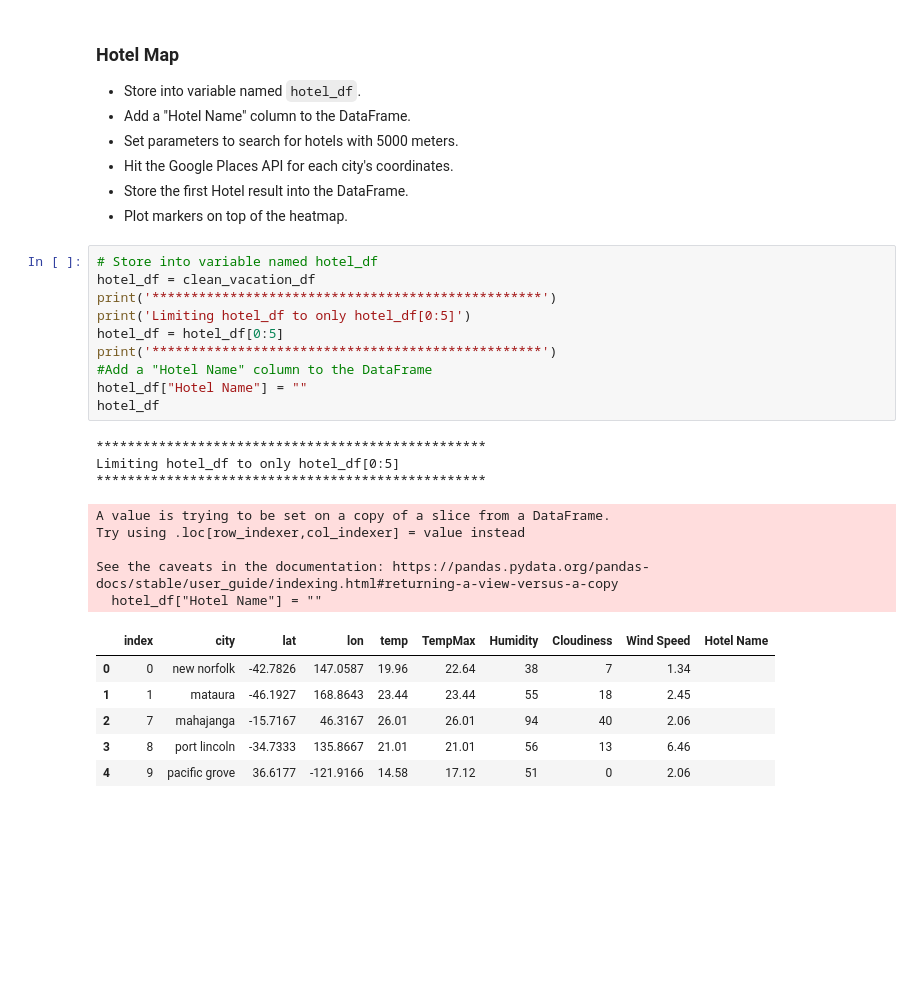
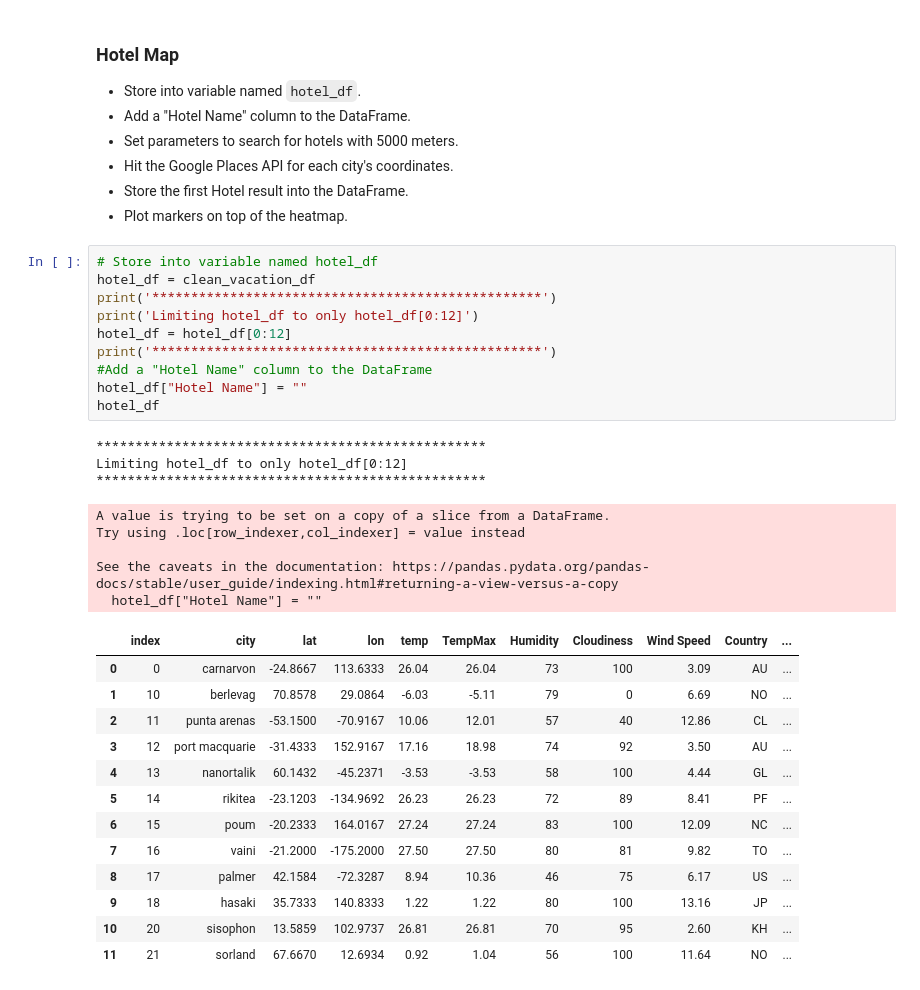
Before and after one commit to BZNUDS/python-api-challenge, a Jupyter notebook: WeatherPy/VacationPyFinal.ipynb, the cells around one changed output. Cells and saved outputs as stored; diff of their text form; blank space fills up the shorter version.

```diff
--- a/WeatherPy/VacationPyFinal.ipynb
+++ b/WeatherPy/VacationPyFinal.ipynb
@@ -180,25 +180,32 @@ clean_vacation_df after remoal of unwanted cities and reorder
 # %%
 # Store into variable named hotel_df
 hotel_df = clean_vacation_df
 print('**************************************************')
-print('Limiting hotel_df to only hotel_df[0:5]')
-hotel_df = hotel_df[0:5]
+print('Limiting hotel_df to only hotel_df[0:12]')
+hotel_df = hotel_df[0:12]
 print('**************************************************')
 #Add a "Hotel Name" column to the DataFrame
 hotel_df["Hotel Name"] = ""
 hotel_df
 # %% [output]
 **************************************************
-Limiting hotel_df to only hotel_df[0:5]
+Limiting hotel_df to only hotel_df[0:12]
 **************************************************
 A value is trying to be set on a copy of a slice from a DataFrame.
 Try using .loc[row_indexer,col_indexer] = value instead
 
 See the caveats in the documentation: https://pandas.pydata.org/pandas-docs/stable/user_guide/indexing.html#returning-a-view-versus-a-copy
   hotel_df["Hotel Name"] = ""
-|  | index | city | lat | lon | temp | TempMax | Humidity | Cloudiness | Wind Speed | Hotel Name |
-| 0 | 0 | new norfolk | -42.7826 | 147.0587 | 19.96 | 22.64 | 38 | 7 | 1.34 |  |
-| 1 | 1 | mataura | -46.1927 | 168.8643 | 23.44 | 23.44 | 55 | 18 | 2.45 |  |
-| 2 | 7 | mahajanga | -15.7167 | 46.3167 | 26.01 | 26.01 | 94 | 40 | 2.06 |  |
-| 3 | 8 | port lincoln | -34.7333 | 135.8667 | 21.01 | 21.01 | 56 | 13 | 6.46 |  |
-| 4 | 9 | pacific grove | 36.6177 | -121.9166 | 14.58 | 17.12 | 51 | 0 | 2.06 |  |
+|  | index | city | lat | lon | temp | TempMax | Humidity | Cloudiness | Wind Speed | Country | ... |
+| 0 | 0 | carnarvon | -24.8667 | 113.6333 | 26.04 | 26.04 | 73 | 100 | 3.09 | AU | ... |
+| 1 | 10 | berlevag | 70.8578 | 29.0864 | -6.03 | -5.11 | 79 | 0 | 6.69 | NO | ... |
+| 2 | 11 | punta arenas | -53.1500 | -70.9167 | 10.06 | 12.01 | 57 | 40 | 12.86 | CL | ... |
+| 3 | 12 | port macquarie | -31.4333 | 152.9167 | 17.16 | 18.98 | 74 | 92 | 3.50 | AU | ... |
+| 4 | 13 | nanortalik | 60.1432 | -45.2371 | -3.53 | -3.53 | 58 | 100 | 4.44 | GL | ... |
+| 5 | 14 | rikitea | -23.1203 | -134.9692 | 26.23 | 26.23 | 72 | 89 | 8.41 | PF | ... |
+| 6 | 15 | poum | -20.2333 | 164.0167 | 27.24 | 27.24 | 83 | 100 | 12.09 | NC | ... |
+| 7 | 16 | vaini | -21.2000 | -175.2000 | 27.50 | 27.50 | 80 | 81 | 9.82 | TO | ... |
+| 8 | 17 | palmer | 42.1584 | -72.3287 | 8.94 | 10.36 | 46 | 75 | 6.17 | US | ... |
+| 9 | 18 | hasaki | 35.7333 | 140.8333 | 1.22 | 1.22 | 80 | 100 | 13.16 | JP | ... |
+| 10 | 20 | sisophon | 13.5859 | 102.9737 | 26.81 | 26.81 | 70 | 95 | 2.60 | KH | ... |
+| 11 | 21 | sorland | 67.6670 | 12.6934 | 0.92 | 1.04 | 56 | 100 | 11.64 | NO | ... |
```
Also changed, not shown: parts of 9 cells of this notebook, 6 other files.
